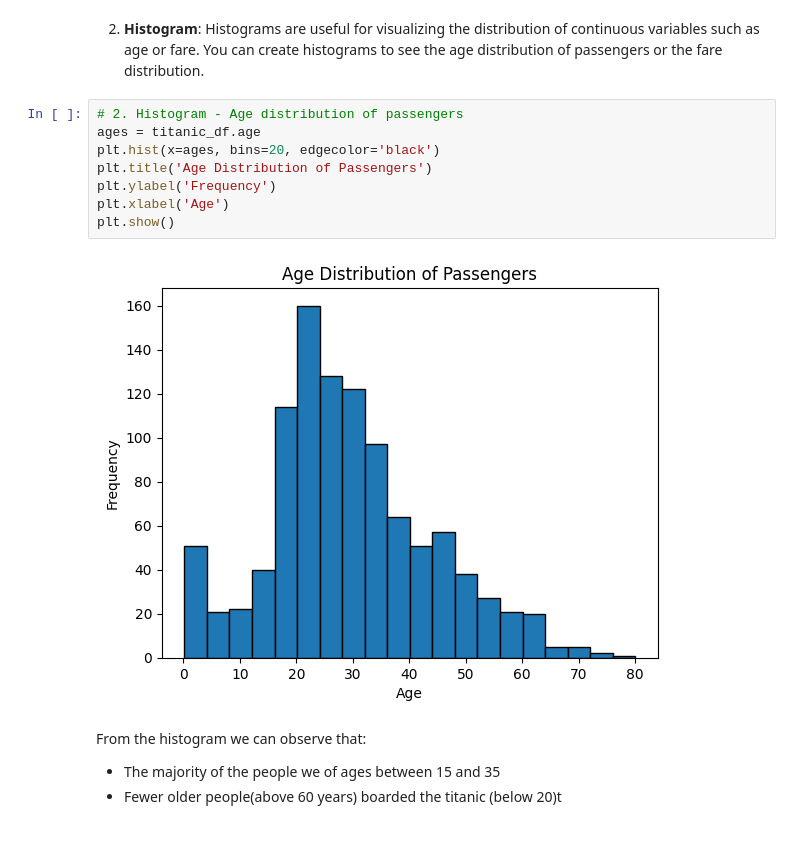
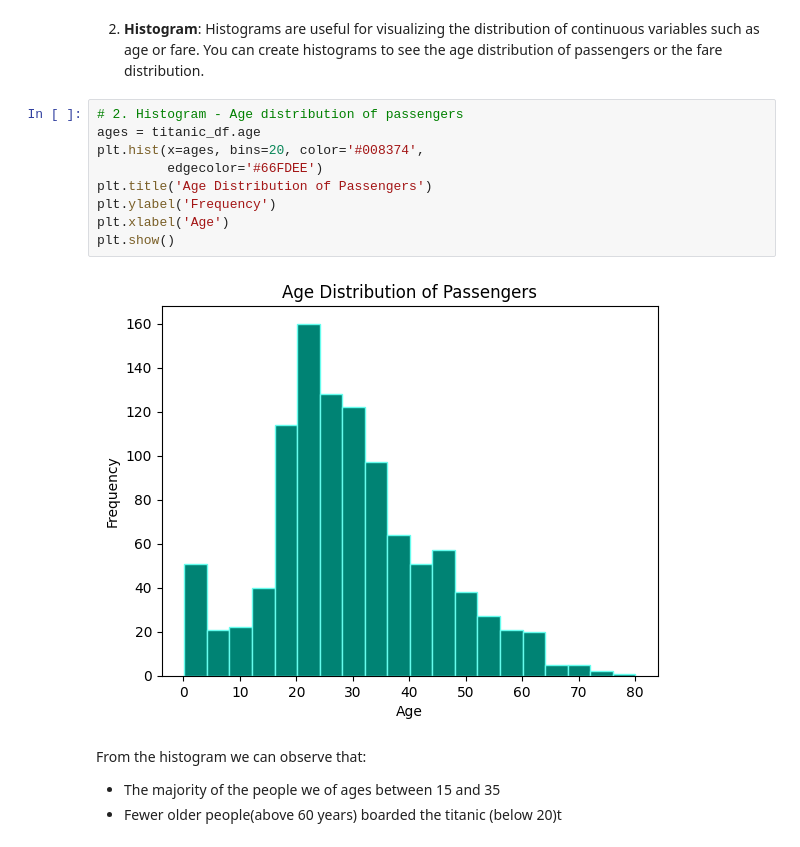
Before and after one commit to dataideaorg/dataidea-science, a Jupyter notebook: nbs/Python-Data-Analysis/Week3-Visualization/31_matplotlib_refined.ipynb, the cells around one changed output. Cells and saved outputs as stored; diff of their text form.

```diff
--- a/nbs/Python-Data-Analysis/Week3-Visualization/31_matplotlib_refined.ipynb
+++ b/nbs/Python-Data-Analysis/Week3-Visualization/31_matplotlib_refined.ipynb
@@ -79,13 +81,14 @@ It's easy to see from the graph that the 3rd class had the largest number of pas
 # %%
 # 2. Histogram - Age distribution of passengers
 ages = titanic_df.age
-plt.hist(x=ages, bins=20, edgecolor='black')
+plt.hist(x=ages, bins=20, color='#008374',
+         edgecolor='#66FDEE')
 plt.title('Age Distribution of Passengers')
 plt.ylabel('Frequency')
 plt.xlabel('Age')
 plt.show()
 # %% [output]
-[figure, old version]
+[figure, new version]
 # %% [markdown]
 From the histogram we can observe that:
 
```
Also changed, not shown: parts of 8 cells of this notebook, 10 other files.
